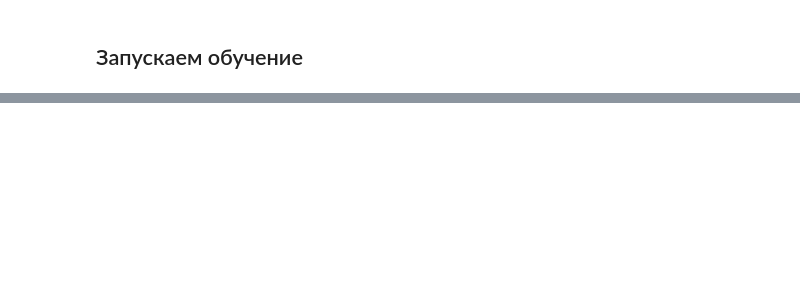
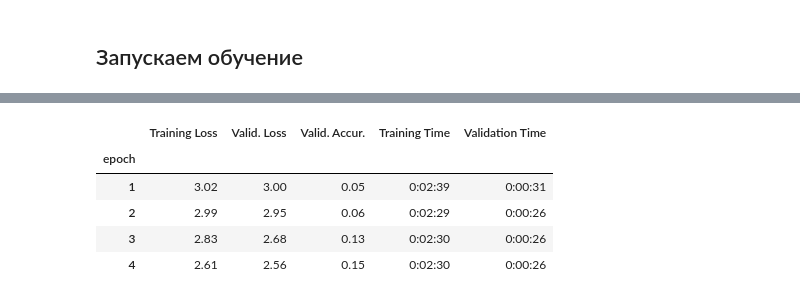
Before and after one commit to AlexZapolskii/text_attacks, a Jupyter notebook: notebooks/Bert_20News.ipynb, the cells around one changed output, grey strips where cells are left out. Cells and saved outputs as stored; diff of their text form; code cells hidden in the pictures; blank space fills up the shorter version.

```diff
--- a/notebooks/Bert_20News.ipynb
+++ b/notebooks/Bert_20News.ipynb
@@ -98,10 +106,3 @@ labels = y_train
-# %%
-#!g1.1
-# Get the lists of sentences and their labels.
-sentences = train_df.text.values
-labels = train_df.label.values
-
-#valid_df
 # %% [markdown]
 берем модель дистилированного Берта
 # %%
@@ -209,7 +210,7 @@ for sent in sentences:
     encoded_dict = tokenizer.encode_plus(
                         sent,                      # Sentence to encode.
                         add_special_tokens = True, # Add '[CLS]' and '[SEP]'
-                        max_length = 512,           # Pad & truncate all sentences.   Установили на основе анализа длины текстов
+                        max_length = 256,           # Pad & truncate all sentences.   Установили на основе анализа длины текстов
                         pad_to_max_length = True,
                         return_attention_mask = True,   # Construct attn. masks.
                         return_tensors = 'pt',     # Return pytorch tensors.
@@ -227,5 +228,5 @@ attention_masks = torch.cat(attention_masks, dim=0)
 labels = torch.tensor(labels)
 
 # Print sentence 0, now as a list of IDs.
-print('Original: ', sentences[0])
-print('Token IDs:', input_ids[0])
+#print('Original: ', sentences[0])
+#print('Token IDs:', input_ids[0])
@@ -262,7 +245,7 @@ dataset = TensorDataset(input_ids, attention_masks, labels)
 # Create a 90-10 train-validation split.
 
 # Calculate the number of samples to include in each set.
-train_size = int(0.9 * len(dataset))
+train_size = int(0.66 * len(dataset))
 val_size = len(dataset) - train_size
 
 # Divide the dataset by randomly selecting samples.
@@ -609,0 +656,25 @@ RuntimeError: CUDA out of memory. Tried to allocate 864.00 MiB (GPU 0; 31.75 GiB
+# %%
+#!g1.1
+import pandas as pd
+
+# Display floats with two decimal places.
+pd.set_option('precision', 2)
+
+# Create a DataFrame from our training statistics.
+df_stats = pd.DataFrame(data=training_stats)
+
+# Use the 'epoch' as the row index.
+df_stats = df_stats.set_index('epoch')
+
+# A hack to force the column headers to wrap.
+#df = df.style.set_table_styles([dict(selector="th",props=[('max-width', '70px')])])
+
+# Display the table.
+df_stats
+# %% [output]
+|  | Training Loss | Valid. Loss | Valid. Accur. | Training Time | Validation Time |
+| epoch |  |  |  |  |  |
+| 1 | 3.02 | 3.00 | 0.05 | 0:02:39 | 0:00:31 |
+| 2 | 2.99 | 2.95 | 0.06 | 0:02:29 | 0:00:26 |
+| 3 | 2.83 | 2.68 | 0.13 | 0:02:30 | 0:00:26 |
+| 4 | 2.61 | 2.56 | 0.15 | 0:02:30 | 0:00:26 |
```
Also changed, not shown: parts of 28 cells of this notebook, 1 other file.
